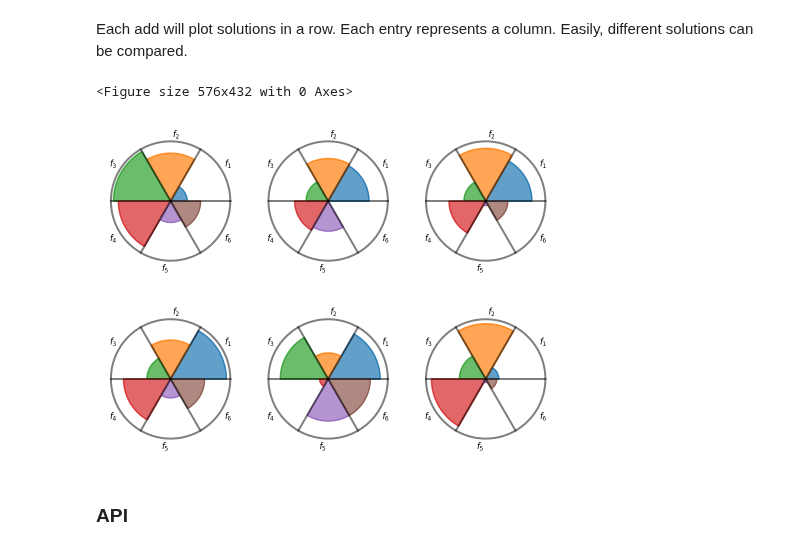
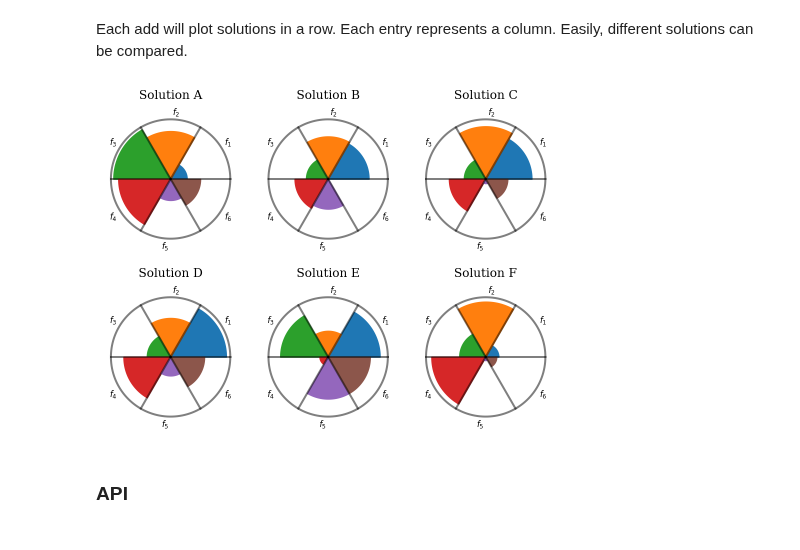
Before and after one commit to anyoptimization/pymoo, a Jupyter notebook: doc/source/visualization/petal_width.ipynb, the cells around one changed output. Drawn from its saved outputs; the diff is of its cells as text; code cells hidden in the pictures.

```diff
--- a/doc/source/visualization/petal_width.ipynb
+++ b/doc/source/visualization/petal_width.ipynb
@@ -45,10 +42,12 @@ Each add will plot solutions in a row. Each entry represents a column.
 Easily, different solutions can be compared.
 # %%
 F = np.random.random((6, 6))
-petal_width(bounds=[0, 1]).add(F[:3]).add(F[3:]).show()
+plot = petal_width(bounds=[0, 1], title=["Solution %s" % t for t in ["A", "B", "C", "D", "E", "F"]])
+plot.add(F[:3])
+plot.add(F[3:])
+plot.show()
 # %% [output]
-<Figure size 576x432 with 0 Axes>
-[figure, old version]
+[figure, new version]
 # %% [markdown]
 ### API
 # %% [raw]
```
Also changed, not shown: parts of 3 cells of this notebook, 25 other files.
